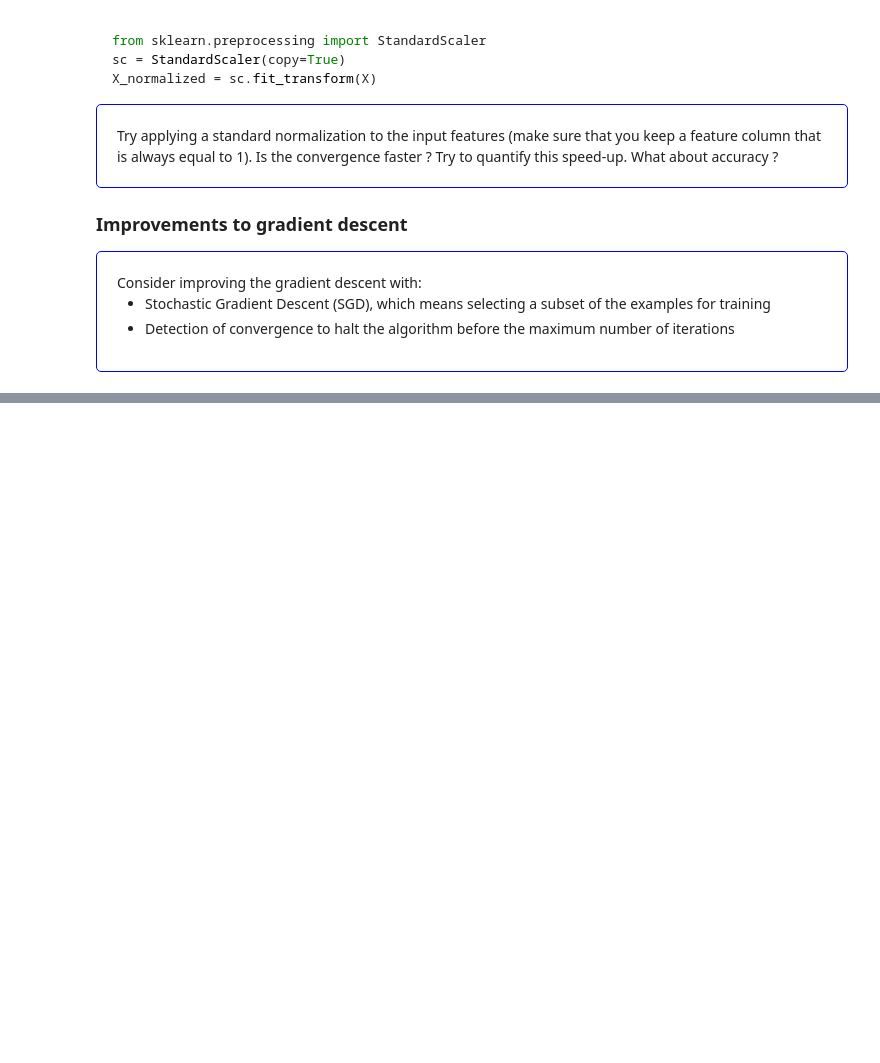
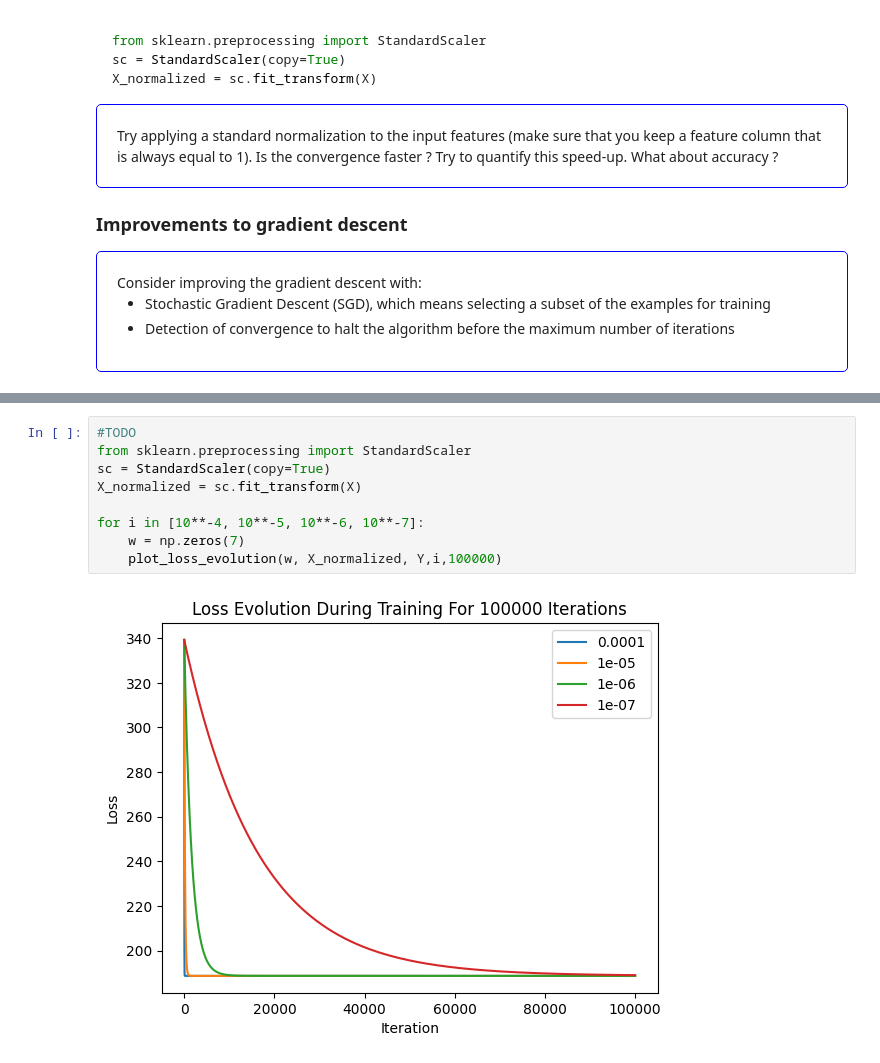
Before and after one commit to Fetrixdu83/SupervisedML, a Jupyter notebook: TP1/perceptron.ipynb, the cells around one changed output, grey strips where cells are left out. Drawn from its saved outputs; the diff is of its cells as text; blank space fills up the shorter version.

```diff
--- a/TP1/perceptron.ipynb
+++ b/TP1/perceptron.ipynb
@@ -412,0 +443,11 @@ Error:
+# %%
+#TODO
+from sklearn.preprocessing import StandardScaler
+sc = StandardScaler(copy=True)
+X_normalized = sc.fit_transform(X)
+
+for i in [10**-4, 10**-5, 10**-6, 10**-7]:
+    w = np.zeros(7)
+    plot_loss_evolution(w, X_normalized, Y,i,100000)
+# %% [output]
+[figure, added]
```
Also changed, not shown: parts of 18 cells of this notebook.
